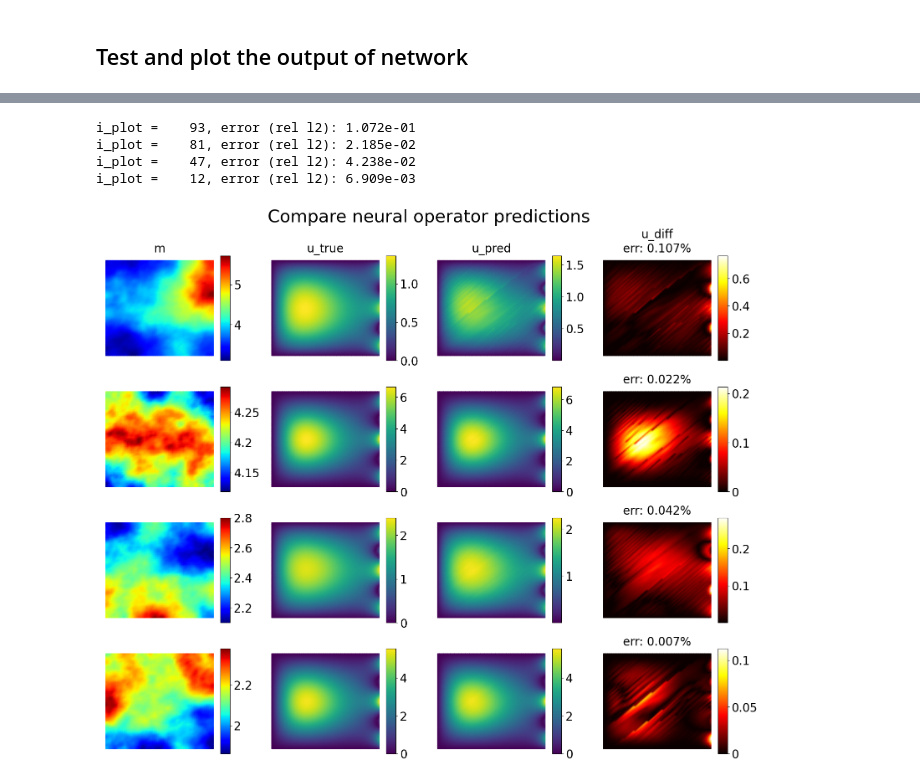
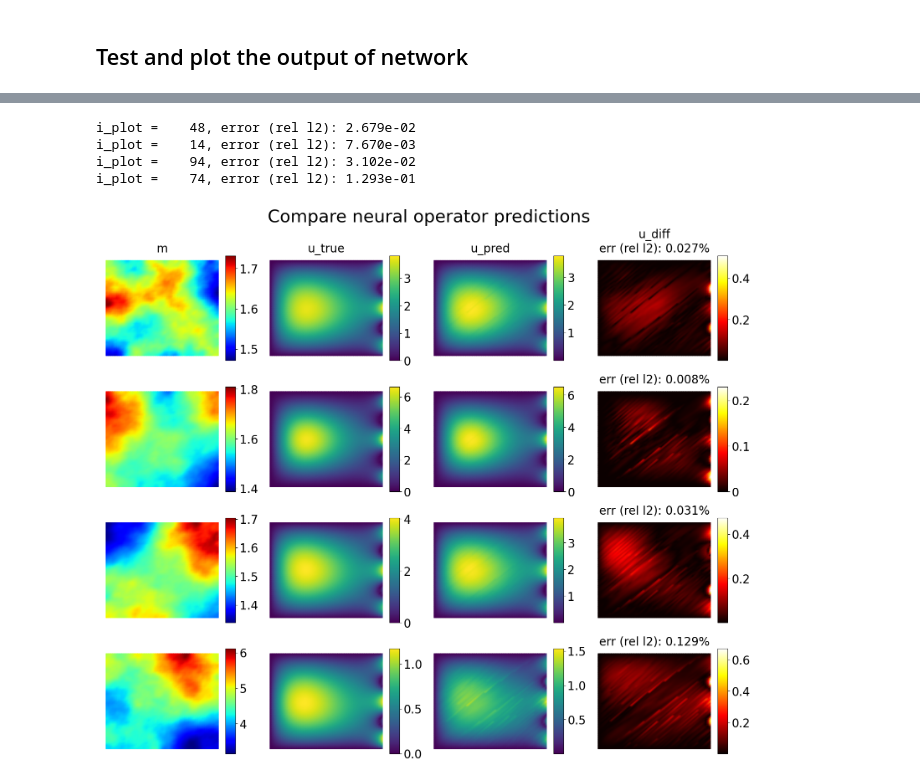
Before and after one commit to CEADpx/neural_operators, a Jupyter notebook: problems/poisson/DeepONet/method1.ipynb, the cells around one changed output, grey strips where cells are left out. Saved outputs shown, nothing was run; the diff lists cells and outputs as text; code cells hidden in the pictures.

```diff
--- a/problems/poisson/DeepONet/method1.ipynb
+++ b/problems/poisson/DeepONet/method1.ipynb
@@ -369,0 +302,19 @@ Epoch:  1000, Train Loss (rel l2): 9.754e-02, Test Loss (rel l2): 5.413e-02, Tim
+# %%
+# loss function
+loss = tf.reduce_mean(tf.square(Y_ph - Y_pred))
+train = tf.train.AdamOptimizer(learning_rate = learning_rate).minimize(loss)
+saver = tf.train.Saver()
+sess = tf.Session()
+sess.run(tf.global_variables_initializer())
+
+# verify the error calculation
+X_train, X_trunk_train, Y_train, _, _ = data.minibatch()
+train_dict={X_ph: X_train, Y_ph: Y_train, learning_rate: lr}
+loss_ = sess.run(loss, feed_dict=train_dict)
+
+Y_train_ = sess.run(Y_pred, feed_dict={X_ph: X_train})
+err = np.mean(np.square(Y_train_ - Y_train))
+
+print('='*30)
+print('Train Loss (l2 squared): {:.3e}, Train Loss (l2 squared): {:.3e}'.format(loss_, err))
+print('='*30)
@@ -522,36 +548,36 @@ for i in range(rows):
 
         cbar = field_plot_fenics(axs[i,j], uvec[j], Vvec[j], cmap = cmaps[j])
 
         divider = make_axes_locatable(axs[i,j])
         cax = divider.append_axes('right', size='8%', pad=0.03)
         cax.tick_params(labelsize=fs)
 
         if j == 0 or j == cols - 1:
             # format cbar ticks
             kfmt = lambda x, pos: "{:g}".format(x)
 
             cbar = fig.colorbar(cbar, cax=cax, orientation='vertical', format = kfmt)
         else:
             cbar = fig.colorbar(cbar, cax=cax, orientation='vertical')
 
         if i == 0 and j < cols - 1:
             axs[i,j].set_title(u_tags[j], fontsize=fs)
 
         if j == cols - 1:
-            err_str = 'err: {:.3f}%'.format(i_diff_norm)
+            err_str = 'err (rel l2): {:.3f}%'.format(i_diff_norm)
             if i == 0:
                 err_str = u_tags[j] + '\n' + err_str
             axs[i,j].set_title(err_str, fontsize=fs)
 
         axs[i,j].axis('off')
 
 fig.tight_layout()
 fig.suptitle('Compare neural operator predictions', fontsize=1.5*fs, y=1.025)
 fig.savefig(results_dir+'neural_operator_prediction_comparison.png',  bbox_inches='tight')
 plt.show()
 # %% [output]
-i_plot =    93, error (rel l2): 1.072e-01
-i_plot =    81, error (rel l2): 2.185e-02
-i_plot =    47, error (rel l2): 4.238e-02
-i_plot =    12, error (rel l2): 6.909e-03
+i_plot =    48, error (rel l2): 2.679e-02
+i_plot =    14, error (rel l2): 7.670e-03
+i_plot =    94, error (rel l2): 3.102e-02
+i_plot =    74, error (rel l2): 1.293e-01
-[figure, old version]
+[figure, new version]
```
Also changed, not shown: parts of 8 cells of this notebook, 20 other files.
